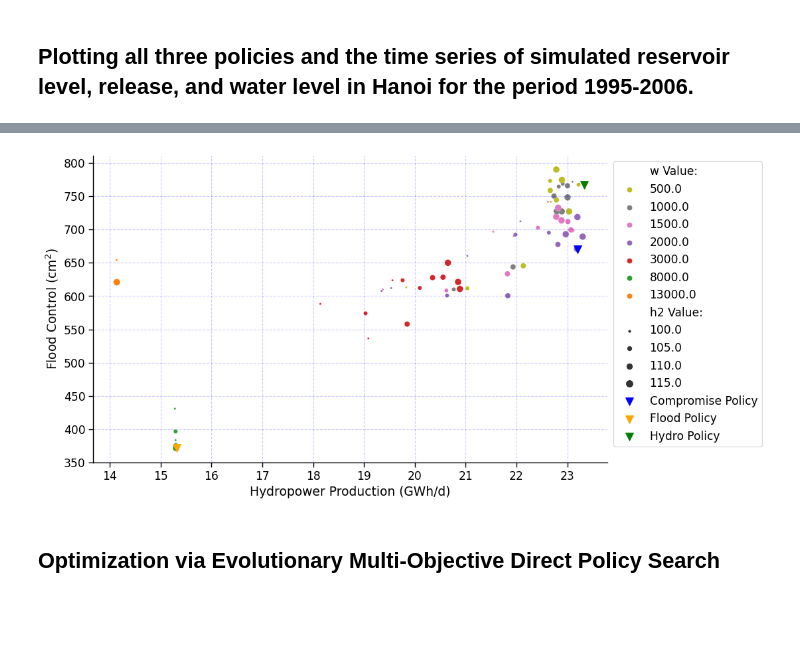
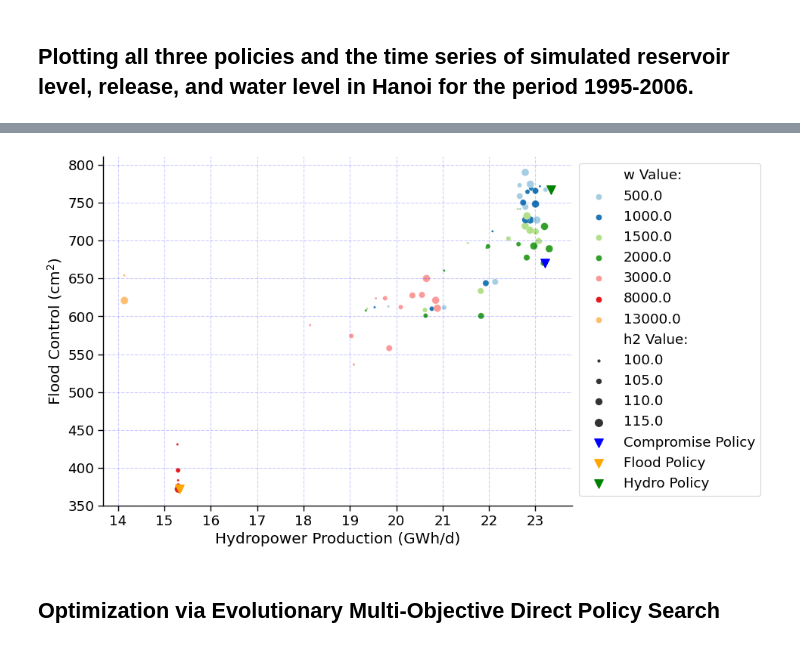
Before and after one commit to CooperBigFoot/optimal-wat-allocation, a Jupyter notebook: code/eda.ipynb, the cells around one changed output, grey strips where cells are left out. Cells and saved outputs as stored; diff of their text form; code cells hidden in the pictures; blank space fills up the shorter version.

Commit message:
fix wrong implementations of NSGA and improve plots for report

```diff
--- a/code/eda.ipynb
+++ b/code/eda.ipynb
@@ -25,7 +25,7 @@ import warnings
 
 warnings.filterwarnings("ignore")
 # %%
-sns.set_context("paper", font_scale=1.4)
+sns.set_context("paper", font_scale=1.5)
 plt.rcParams["figure.figsize"] = [12, 8]
 # %% [markdown]
 # Current performance quantification
@@ -270,10 +250,10 @@ merge_df["m2 Value:"] = merge_df["m2"]
 output_destination = "/Users/cooper/Desktop/optimal-wat-allocation/images/compromise_flood_hydro_policies_scatter.png"
 
 hue_order = merge_df["w Value:"].unique()
-custom_palette = dict(zip(hue_order, sns.color_palette("tab10_r", len(hue_order))))
+custom_palette = dict(zip(hue_order, sns.color_palette("Paired", len(hue_order))))
 
 # Plot
-plt.figure(figsize=(10, 6))
+plt.figure(figsize=(8, 6))
 
 scatter = sns.scatterplot(
     data=merge_df,
@@ -299,34 +279,34 @@ plt.scatter(
 plt.scatter(
     flood["OF_hydro"],
     flood["OF_flood"],
     c="orange",
     s=70,
     label="Flood Policy",
     marker="v",
 )
 plt.scatter(
     hydro["OF_hydro"],
     hydro["OF_flood"],
     c="green",
     s=70,
     label="Hydro Policy",
     marker="v",
 )
 
 # Labels and Legend
 plt.xlabel("Hydropower Production (GWh/d)")
 plt.ylabel("Flood Control (cm$^2$)")
 sns.despine()
 plt.legend(loc="upper left", bbox_to_anchor=(1, 1), ncol=1)
 plt.grid(alpha=0.2, linestyle="--", color="#0000FF")
 
 # Axis ticks
 plt.xticks(range(14, 24, 1))
 plt.yticks(range(350, 850, 50))
 plt.savefig(output_destination, bbox_inches="tight", dpi=300)
 plt.show()
 # %% [output]
-[figure, old version]
+[figure, new version]
 # %% [markdown]
 ## Optimization via Evolutionary Multi-Objective Direct Policy Search
 # %%
```
Also changed, not shown: parts of 17 cells of this notebook, 9 other files.
